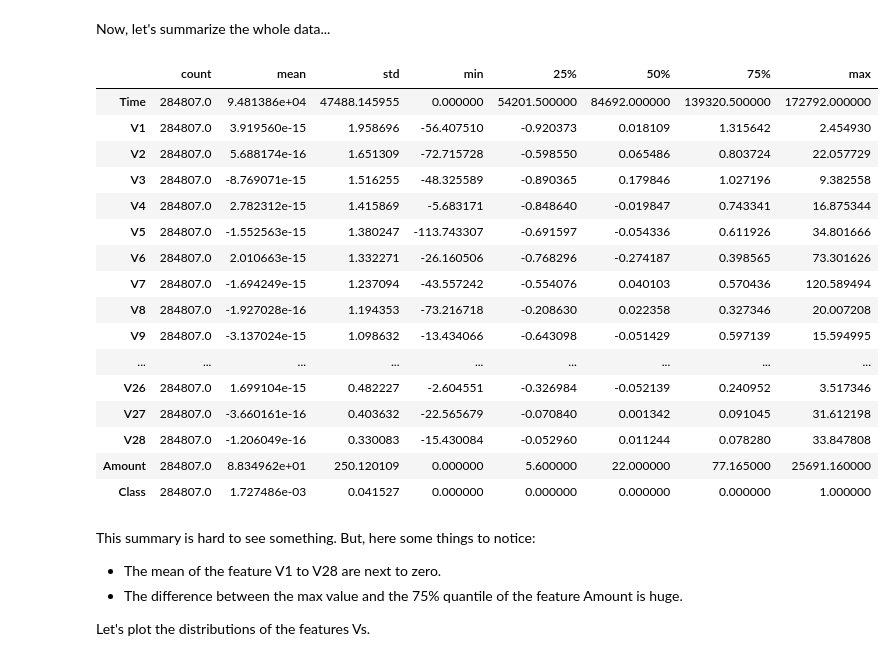
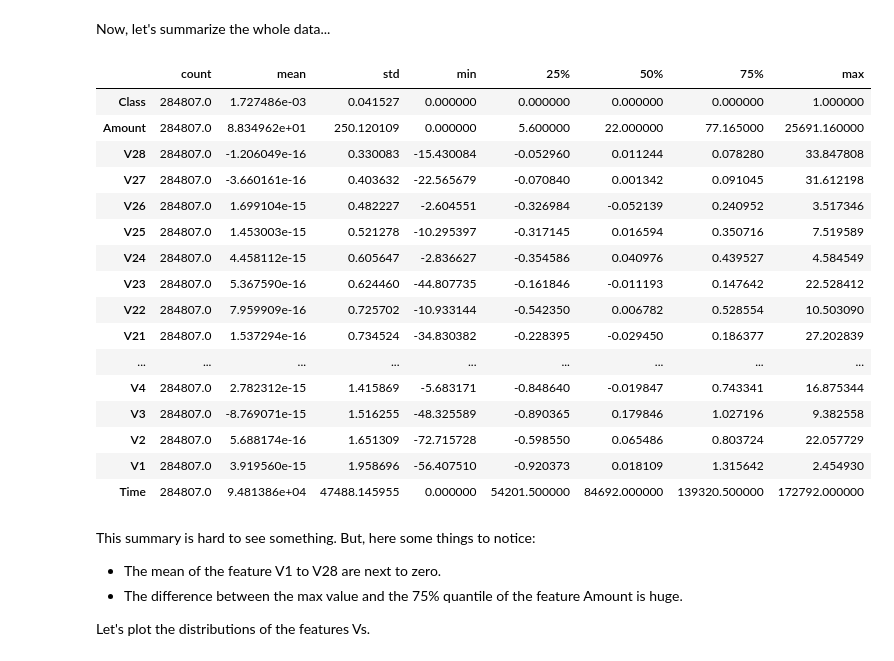
Before and after one commit to NekuSakuraba/machine-learning, a Jupyter notebook: projects/capstone/project/Project Development.ipynb, the cells around one changed output. Cells and saved outputs as stored; diff of their text form; code cells hidden in the pictures.

```diff
--- a/projects/capstone/project/Project Development.ipynb
+++ b/projects/capstone/project/Project Development.ipynb
@@ -83,25 +84,25 @@ plt.show()
 # %% [markdown]
 Now, let's summarize the whole data...
 # %%
-df.describe().transpose()
+df.describe().transpose()[::-1]
 # %% [output]
 |  | count | mean | std | min | 25% | 50% | 75% | max |
+| Class | 284807.0 | 1.727486e-03 | 0.041527 | 0.000000 | 0.000000 | 0.000000 | 0.000000 | 1.000000 |
+| Amount | 284807.0 | 8.834962e+01 | 250.120109 | 0.000000 | 5.600000 | 22.000000 | 77.165000 | 25691.160000 |
+| V28 | 284807.0 | -1.206049e-16 | 0.330083 | -15.430084 | -0.052960 | 0.011244 | 0.078280 | 33.847808 |
+| V27 | 284807.0 | -3.660161e-16 | 0.403632 | -22.565679 | -0.070840 | 0.001342 | 0.091045 | 31.612198 |
+| V26 | 284807.0 | 1.699104e-15 | 0.482227 | -2.604551 | -0.326984 | -0.052139 | 0.240952 | 3.517346 |
+| V25 | 284807.0 | 1.453003e-15 | 0.521278 | -10.295397 | -0.317145 | 0.016594 | 0.350716 | 7.519589 |
+| V24 | 284807.0 | 4.458112e-15 | 0.605647 | -2.836627 | -0.354586 | 0.040976 | 0.439527 | 4.584549 |
+| V23 | 284807.0 | 5.367590e-16 | 0.624460 | -44.807735 | -0.161846 | -0.011193 | 0.147642 | 22.528412 |
+| V22 | 284807.0 | 7.959909e-16 | 0.725702 | -10.933144 | -0.542350 | 0.006782 | 0.528554 | 10.503090 |
+| V21 | 284807.0 | 1.537294e-16 | 0.734524 | -34.830382 | -0.228395 | -0.029450 | 0.186377 | 27.202839 |
+| ... | ... | ... | ... | ... | ... | ... | ... | ... |
+| V4 | 284807.0 | 2.782312e-15 | 1.415869 | -5.683171 | -0.848640 | -0.019847 | 0.743341 | 16.875344 |
+| V3 | 284807.0 | -8.769071e-15 | 1.516255 | -48.325589 | -0.890365 | 0.179846 | 1.027196 | 9.382558 |
+| V2 | 284807.0 | 5.688174e-16 | 1.651309 | -72.715728 | -0.598550 | 0.065486 | 0.803724 | 22.057729 |
+| V1 | 284807.0 | 3.919560e-15 | 1.958696 | -56.407510 | -0.920373 | 0.018109 | 1.315642 | 2.454930 |
 | Time | 284807.0 | 9.481386e+04 | 47488.145955 | 0.000000 | 54201.500000 | 84692.000000 | 139320.500000 | 172792.000000 |
-| V1 | 284807.0 | 3.919560e-15 | 1.958696 | -56.407510 | -0.920373 | 0.018109 | 1.315642 | 2.454930 |
-| V2 | 284807.0 | 5.688174e-16 | 1.651309 | -72.715728 | -0.598550 | 0.065486 | 0.803724 | 22.057729 |
-| V3 | 284807.0 | -8.769071e-15 | 1.516255 | -48.325589 | -0.890365 | 0.179846 | 1.027196 | 9.382558 |
-| V4 | 284807.0 | 2.782312e-15 | 1.415869 | -5.683171 | -0.848640 | -0.019847 | 0.743341 | 16.875344 |
-| V5 | 284807.0 | -1.552563e-15 | 1.380247 | -113.743307 | -0.691597 | -0.054336 | 0.611926 | 34.801666 |
-| V6 | 284807.0 | 2.010663e-15 | 1.332271 | -26.160506 | -0.768296 | -0.274187 | 0.398565 | 73.301626 |
-| V7 | 284807.0 | -1.694249e-15 | 1.237094 | -43.557242 | -0.554076 | 0.040103 | 0.570436 | 120.589494 |
-| V8 | 284807.0 | -1.927028e-16 | 1.194353 | -73.216718 | -0.208630 | 0.022358 | 0.327346 | 20.007208 |
-| V9 | 284807.0 | -3.137024e-15 | 1.098632 | -13.434066 | -0.643098 | -0.051429 | 0.597139 | 15.594995 |
-| ... | ... | ... | ... | ... | ... | ... | ... | ... |
-| V26 | 284807.0 | 1.699104e-15 | 0.482227 | -2.604551 | -0.326984 | -0.052139 | 0.240952 | 3.517346 |
-| V27 | 284807.0 | -3.660161e-16 | 0.403632 | -22.565679 | -0.070840 | 0.001342 | 0.091045 | 31.612198 |
-| V28 | 284807.0 | -1.206049e-16 | 0.330083 | -15.430084 | -0.052960 | 0.011244 | 0.078280 | 33.847808 |
-| Amount | 284807.0 | 8.834962e+01 | 250.120109 | 0.000000 | 5.600000 | 22.000000 | 77.165000 | 25691.160000 |
-| Class | 284807.0 | 1.727486e-03 | 0.041527 | 0.000000 | 0.000000 | 0.000000 | 0.000000 | 1.000000 |
 # %% [markdown]
 This summary is hard to see something. But, here some things to notice:
 * The mean of the feature V1 to V28 are next to zero.
```
Also changed, not shown: parts of 47 cells of this notebook, 2 other files.
